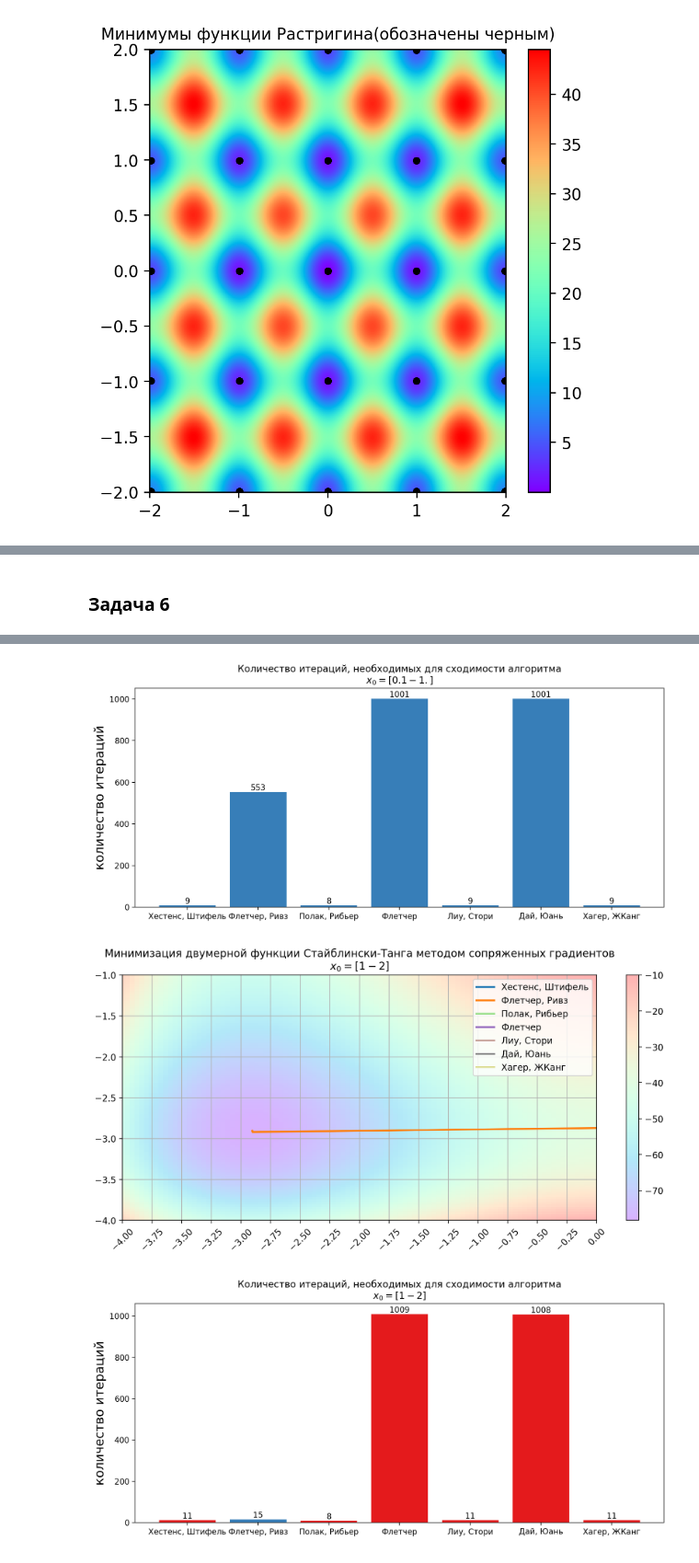
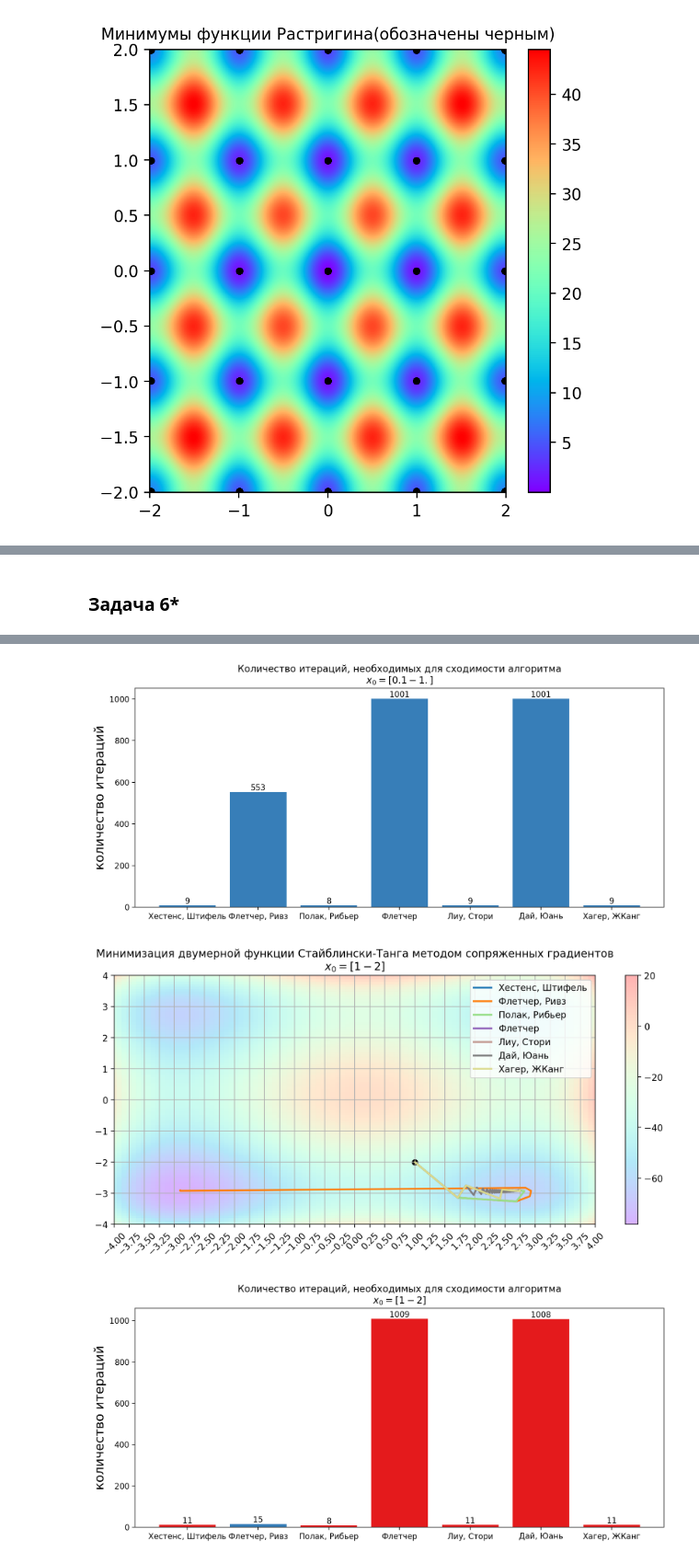
Before and after one commit to ShmakovVladimir/ComputationalMathematics, a Jupyter notebook: hw6/main.ipynb, the cells around one changed output, grey strips where cells are left out. Shown at 92% size. Saved outputs shown, nothing was run; the diff lists cells and outputs as text; code cells hidden in the pictures.

```diff
--- a/hw6/main.ipynb
+++ b/hw6/main.ipynb
@@ -243,5 +254,5 @@ Text(0.5, 1.0, 'Минимумы функции Растригина(обозн
 # %% [markdown]
-### Задача 6
+### Задача 6*
 # %%
 def minimize(f: tp.Callable,
              grad_f: tp.Callable,
@@ -254,6 +265,7 @@ def minimize(f: tp.Callable,
 
     Args:
         f (tp.Callable): Минимизируемая функция: Rn -> R
+        grad_f (tp.Callable): Градиент минимизируемой функции Rn -> Rn
         x0 (np.ndarray): Начальное приближение точки минимума
         Bk (tp.Callable): Метод для выбора константы Bk на k-ой итерации
         phi_minimization (tp.Callable, optional): Метод минимизации функции вдоль выбранного направления.
@@ -295,16 +307,17 @@ def plot_iteration_bar(Bk_name, Bk_history, x_start, nice_res):
     ax.set_title(f"Количество итераций, необходимых для сходимости алгоритма\n$x_0 = {x_start}$")
     ax.set_ylabel("количество итераций", fontsize = 16)
 
-def plot_curves(Bk_name, Bk_history, x_start):
-    x_line, y_line = np.linspace(-4, 0, 100), np.linspace(-4, -1, 100)
+def plot_curves(Bk_name, Bk_history, x_start, lim_x = 0.5, lim_y = -0.5):
+    x_line, y_line = np.linspace(-4, lim_x, 100), np.linspace(-4, lim_y, 100)
     X, Y = np.meshgrid(x_line, y_line)
     fig, ax = plt.subplots(figsize = (12, 5), dpi = 200)
     im = plt.pcolormesh(X, Y, f(np.array([X, Y])), cmap = 'rainbow', alpha = 0.3)
     plt.colorbar(im)
     plt.xticks(np.arange(-4, 5, 0.25))
-    plt.xlim(-4, 0)
-    plt.ylim(-4, -1)
-    ax.xaxis.set_tick_params(rotation=45)
+    plt.xlim(-4, lim_x)
+    plt.ylim(-4, lim_y)
+    ax.xaxis.set_tick_params(rotation = 45)
+    plt.scatter([x_start[0]], [x_start[1]], color = 'black')
 
 
     for ind, (name, hist) in enumerate(zip(Bk_name, Bk_history)):
@@ -320,7 +333,7 @@ Bk_callable = [Hestenes_Stiefel, Fletcher_Rievs, Polak_Ribier, Fletcher, Liu_Ste
 Bk_name = ['Хестенс, Штифель', 'Флетчер, Ривз', 'Полак, Рибьер', 'Флетчер', 'Лиу, Стори', 'Дай, Юань', 'Хагер, ЖКанг']
 
 
-x_start_values = [np.array([0, -1]), np.array([0.1, -1.1]), np.array([0.1, -1]), np.array([1, -2])]
+x_start_values = [np.array([0, -1]), np.array([0.1, -1.1]), np.array([0.1, -1]), np.array([1, -2]),  np.array([-2, 1])]
 
 for global_iteration, x_start in enumerate(x_start_values):
     Bk_history, nice_res = [], []
@@ -329,8 +342,9 @@ for global_iteration, x_start in enumerate(x_start_values):
         x, history2 = minimize(f, grad_f, x0 = x, Bk = Bk_method, phi_minimization = phi_minimization_method)
         history = np.vstack([history, history2])
         Bk_history.append(history)
-        nice_res.append(np.allclose(x, [-2.9, -2.9], rtol = 0.05))
-    plot_curves(Bk_name, Bk_history, x_start)
+        nice_res.append(np.allclose(x, [-2.904, -2.904], rtol = 0.0025))
+    if global_iteration in [len(x_start_values) - 1, len(x_start_values) - 2]: plot_curves(Bk_name, Bk_history, x_start, 4, 4)
+    else:   plot_curves(Bk_name, Bk_history, x_start)
     plt.savefig(f'curves_{global_iteration}.png')
     plot_iteration_bar(Bk_name, Bk_history, x_start, nice_res)
     plt.savefig(f'bars_{global_iteration}.png')
@@ -343,3 +357,3 @@ for global_iteration, x_start in enumerate(x_start_values):
 [figure]
-[figure, old version]
+[figure, new version]
 [figure]
```
Also changed, not shown: parts of 2 cells of this notebook, 6 other files.
